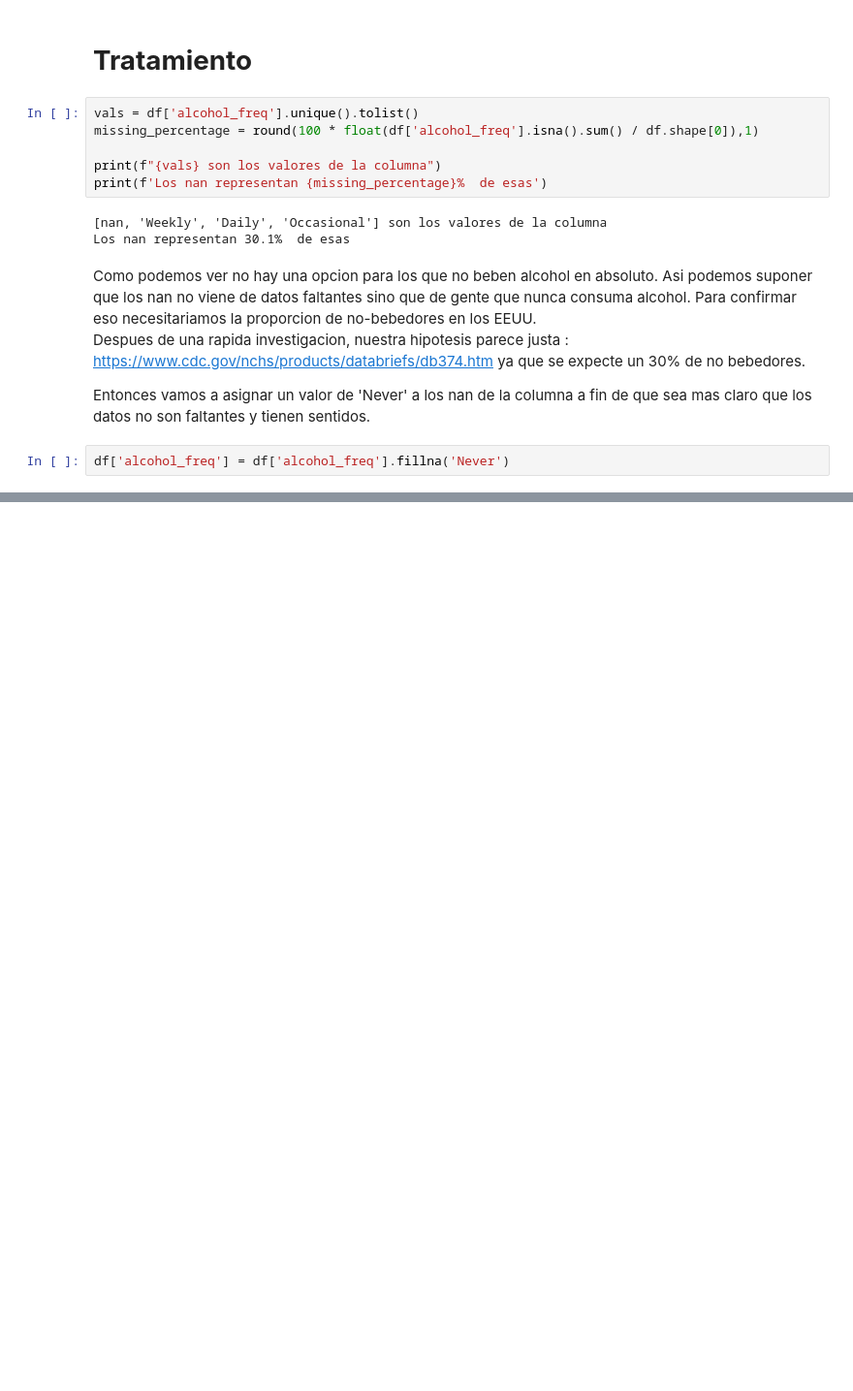
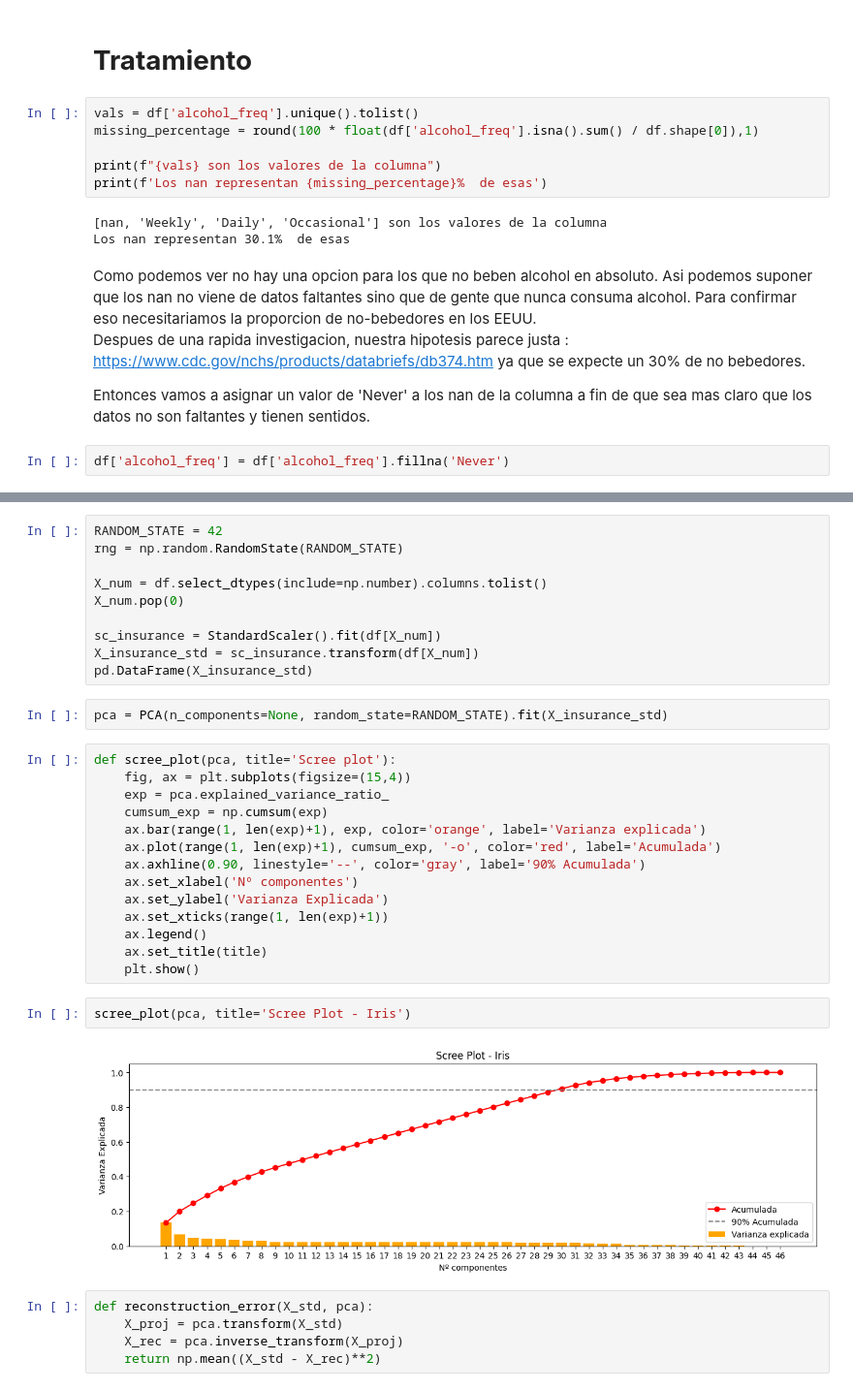
Before and after one commit to maisaarial/proyecto-machine-learning, a Jupyter notebook: Quality_cleaning.ipynb, the cells around one changed output, grey strips where cells are left out. Shown: that part at 97% size. Cells and saved outputs as stored; diff of their text form; blank space fills up the shorter version.

```diff
--- a/Quality_cleaning.ipynb
+++ b/Quality_cleaning.ipynb
@@ -220,0 +282,35 @@ df['alcohol_freq'] = df['alcohol_freq'].fillna('Never')
+# %%
+RANDOM_STATE = 42
+rng = np.random.RandomState(RANDOM_STATE)
+
+X_num = df.select_dtypes(include=np.number).columns.tolist()
+X_num.pop(0)
+
+sc_insurance = StandardScaler().fit(df[X_num])
+X_insurance_std = sc_insurance.transform(df[X_num])
+pd.DataFrame(X_insurance_std)
+# %%
+pca = PCA(n_components=None, random_state=RANDOM_STATE).fit(X_insurance_std)
+# %%
+def scree_plot(pca, title='Scree plot'):
+    fig, ax = plt.subplots(figsize=(15,4))
+    exp = pca.explained_variance_ratio_
+    cumsum_exp = np.cumsum(exp)
+    ax.bar(range(1, len(exp)+1), exp, color='orange', label='Varianza explicada')
+    ax.plot(range(1, len(exp)+1), cumsum_exp, '-o', color='red', label='Acumulada')
+    ax.axhline(0.90, linestyle='--', color='gray', label='90% Acumulada')
+    ax.set_xlabel('Nº componentes')
+    ax.set_ylabel('Varianza Explicada')
+    ax.set_xticks(range(1, len(exp)+1))
+    ax.legend()
+    ax.set_title(title)
+    plt.show()
+# %%
+scree_plot(pca, title='Scree Plot - Iris')
+# %% [output]
+[figure, added]
+# %%
+def reconstruction_error(X_std, pca):
+    X_proj = pca.transform(X_std)
+    X_rec = pca.inverse_transform(X_proj)
+    return np.mean((X_std - X_rec)**2)
```
Also changed, not shown: parts of 15 cells of this notebook.
